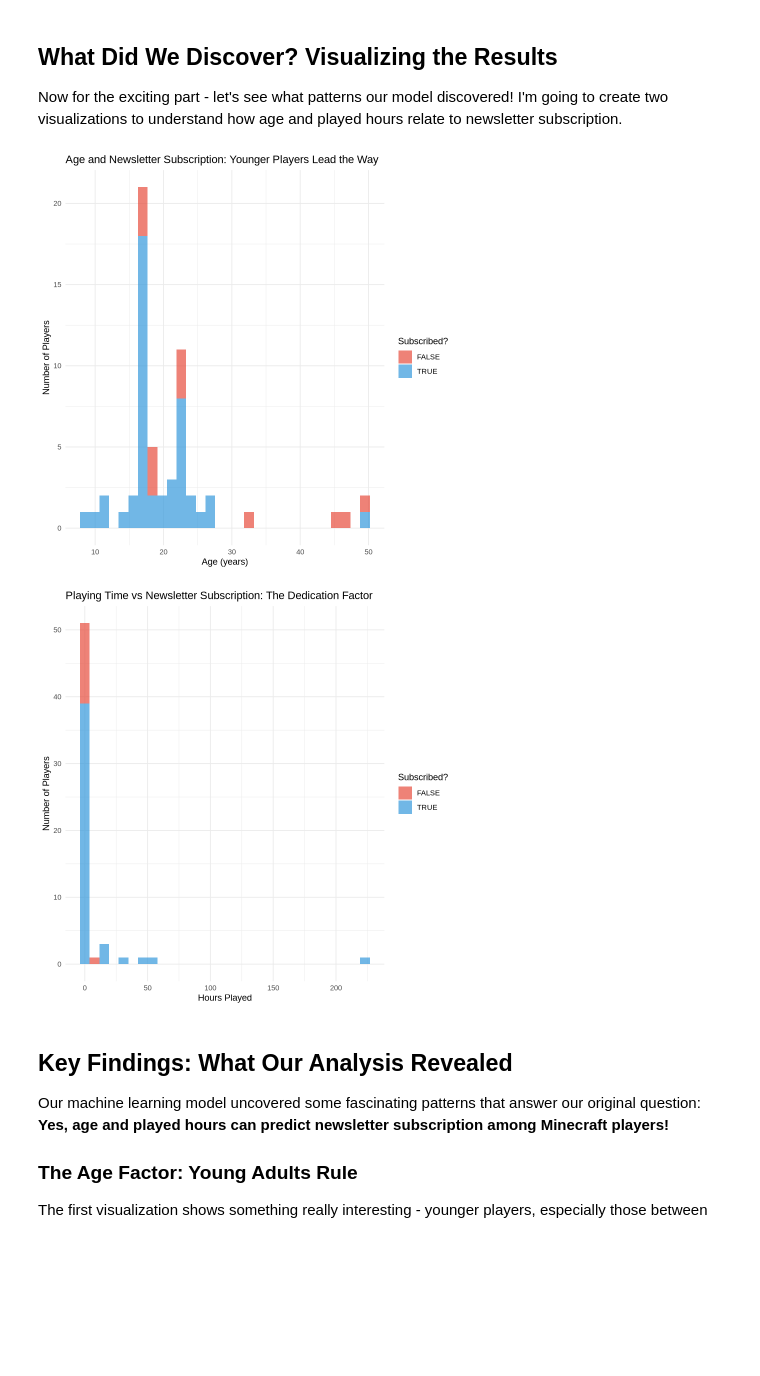
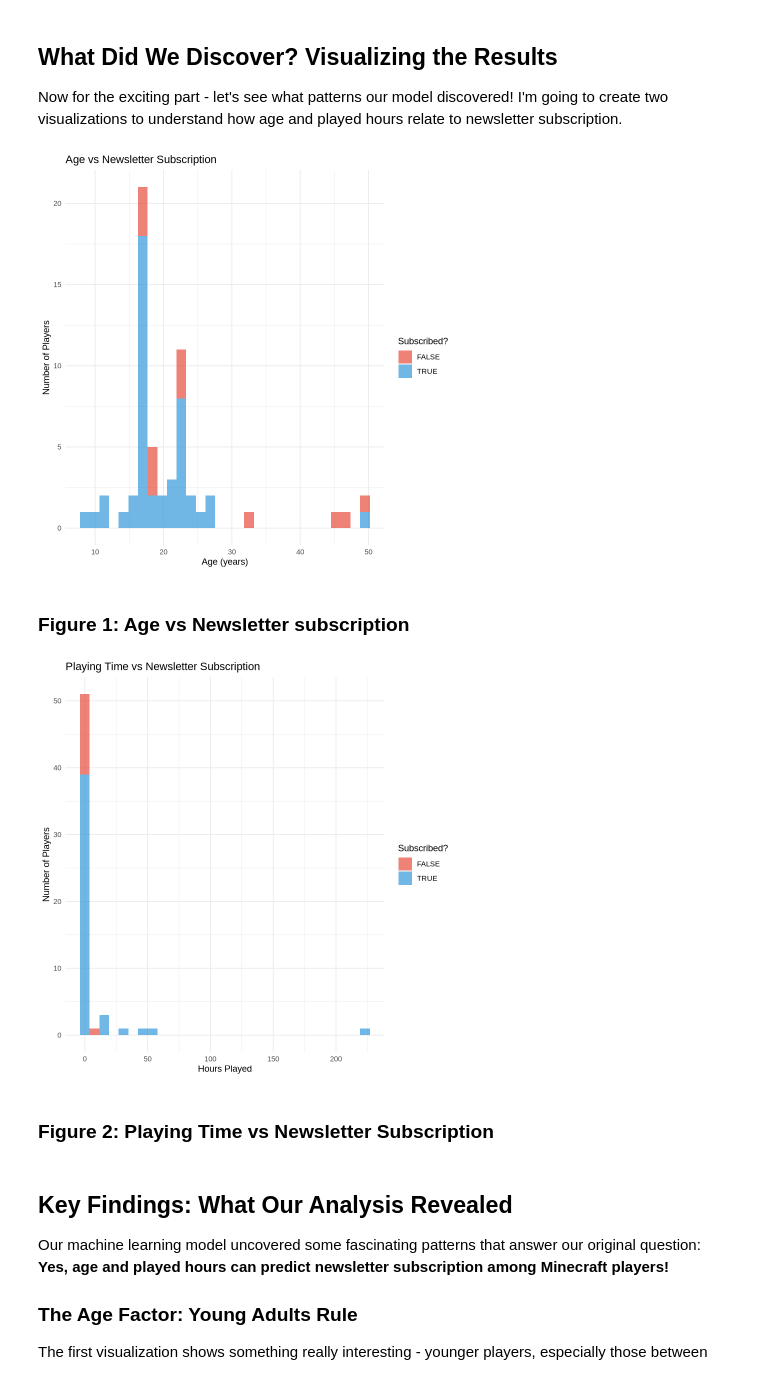
Before and after one commit to sushifromkfc/dsci-100-2025ss-002, a Jupyter notebook: DSCI 100 Porject 002.ipynb, the cells around one changed output. Saved outputs shown, nothing was run; the diff lists cells and outputs as text; code cells hidden in the pictures; blank space fills up the shorter version.

```diff
--- a/DSCI 100 Porject 002.ipynb
+++ b/DSCI 100 Porject 002.ipynb
@@ -238,27 +238,31 @@ Now for the exciting part - let's see what patterns our model discovered! I'm go
 # %%
 # How does age relate to newsletter subscription?
 ggplot(predictions, aes(x = Age, fill = subscribe)) +
   geom_histogram(bins = 30, alpha = 0.7) +
-  labs(title = "Age and Newsletter Subscription: Younger Players Lead the Way",
+  labs(title = "Age vs Newsletter Subscription",
        x = "Age (years)",
        y = "Number of Players",
        fill = "Subscribed?") +
   theme_minimal() +
   scale_fill_manual(values = c("FALSE" = "#e74c3c", "TRUE" = "#3498db"))
 # %% [output]
-[figure, old version]
+[figure, new version]
+# %% [markdown]
+### Figure 1: Age vs Newsletter subscription
 # %%
 # What about playing time?
 ggplot(predictions, aes(x = played_hours, fill = subscribe)) +
   geom_histogram(bins = 30, alpha = 0.7) +
-  labs(title = "Playing Time vs Newsletter Subscription: The Dedication Factor",
+  labs(title = "Playing Time vs Newsletter Subscription",
        x = "Hours Played",
        y = "Number of Players",
        fill = "Subscribed?") +
   theme_minimal() +
   scale_fill_manual(values = c("FALSE" = "#e74c3c", "TRUE" = "#3498db"))
 # %% [output]
-[figure, old version]
+[figure, new version]
+# %% [markdown]
+### Figure 2: Playing Time vs Newsletter Subscription
 # %% [markdown]
 ## Key Findings: What Our Analysis Revealed
 
```
Also changed, not shown: parts of 1 cell of this notebook.
